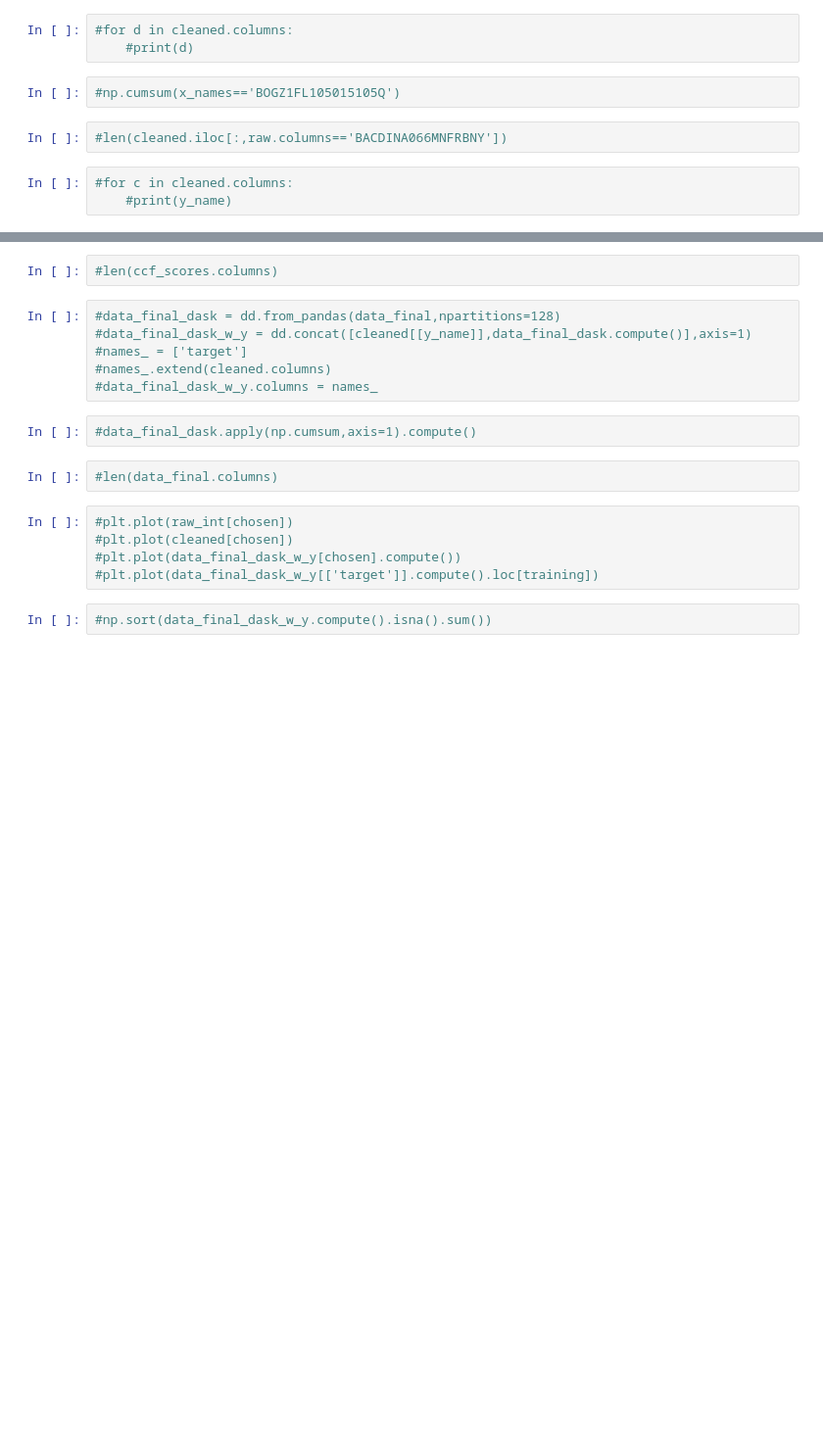
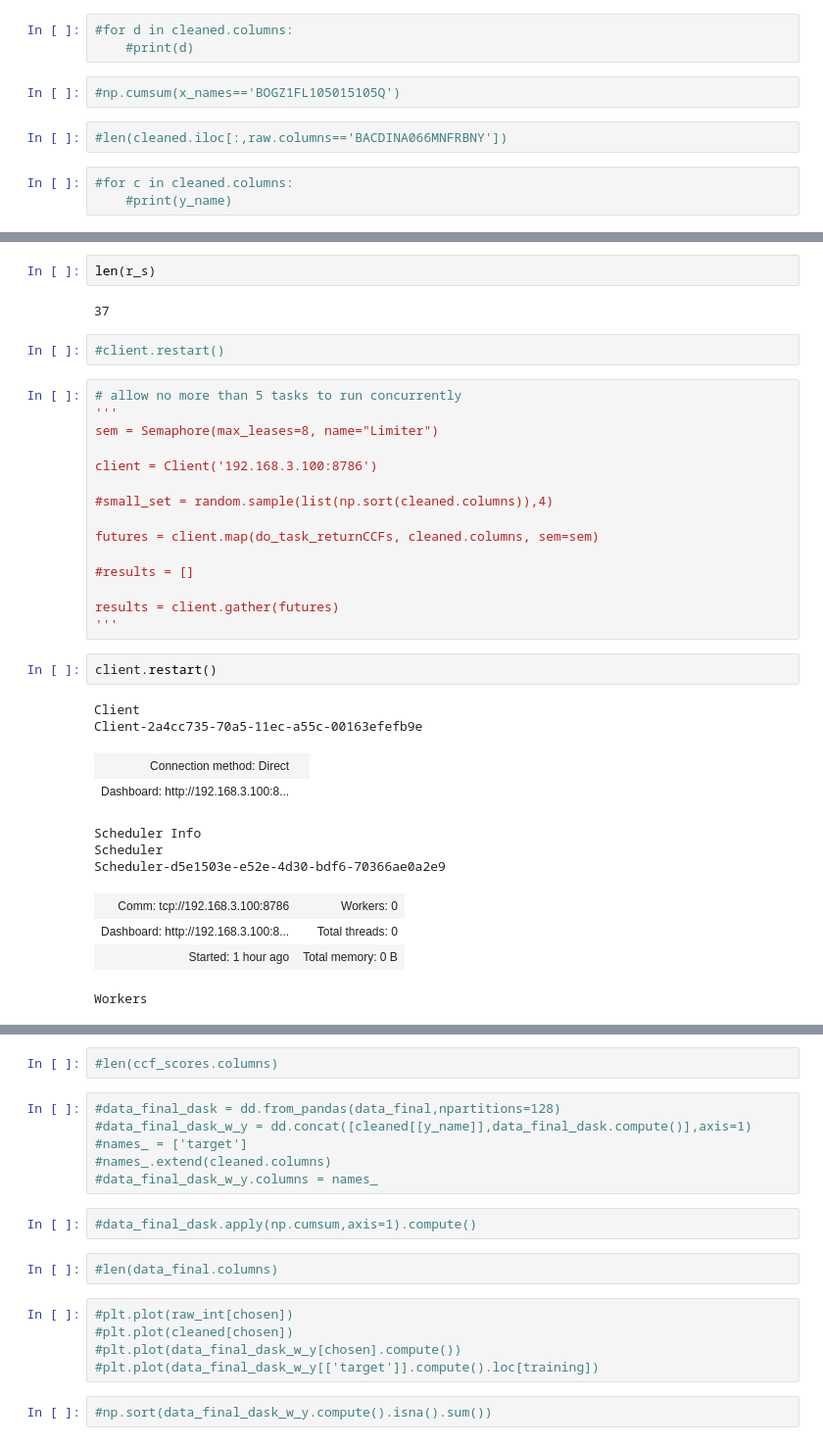
Before and after one commit to thistleknot/py_sock_par, a Jupyter notebook: Fred Analysis.ipynb, the cells around one changed output, grey strips where cells are left out. Shown at 98% size. Drawn from its saved outputs; the diff is of its cells as text; blank space fills up the shorter version.

```diff
--- a/Fred Analysis.ipynb
+++ b/Fred Analysis.ipynb
@@ -1135,0 +773,35 @@ you have to know what xi for which use case you are going to use
+# %%
+len(r_s)
+# %% [output]
+37
+# %%
+#client.restart()
+# %%
+# allow no more than 5 tasks to run concurrently
+'''
+sem = Semaphore(max_leases=8, name="Limiter")
+
+client = Client('192.168.3.100:8786')
+
+#small_set = random.sample(list(np.sort(cleaned.columns)),4)
+
+futures = client.map(do_task_returnCCFs, cleaned.columns, sem=sem)
+
+#results = []
+
+results = client.gather(futures)
+'''
+# %%
+client.restart()
+# %% [output]
+Client
+Client-2a4cc735-70a5-11ec-a55c-00163efefb9e
+| Connection method: Direct |  |
+| Dashboard: http://192.168.3.100:8... |  |
+Scheduler Info
+Scheduler
+Scheduler-d5e1503e-e52e-4d30-bdf6-70366ae0a2e9
+| Comm: tcp://192.168.3.100:8786 | Workers: 0 |
+| Dashboard: http://192.168.3.100:8... | Total threads: 0 |
+| Started: 1 hour ago | Total memory: 0 B |
+Workers
```
Also changed, not shown: parts of 26 cells of this notebook.
